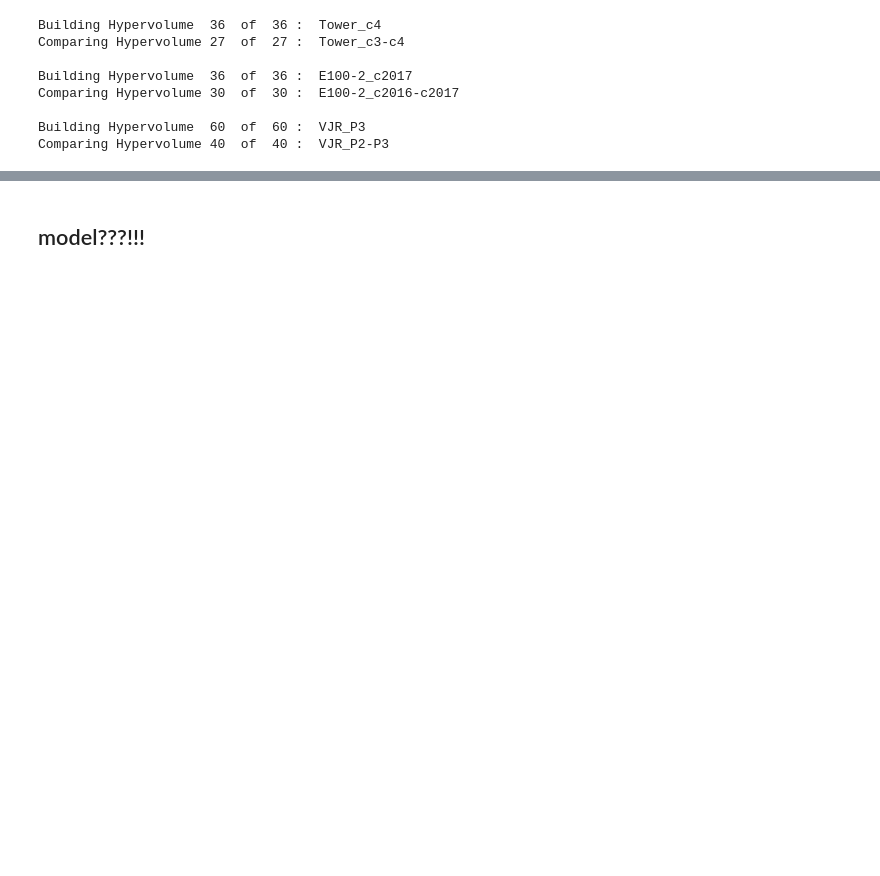
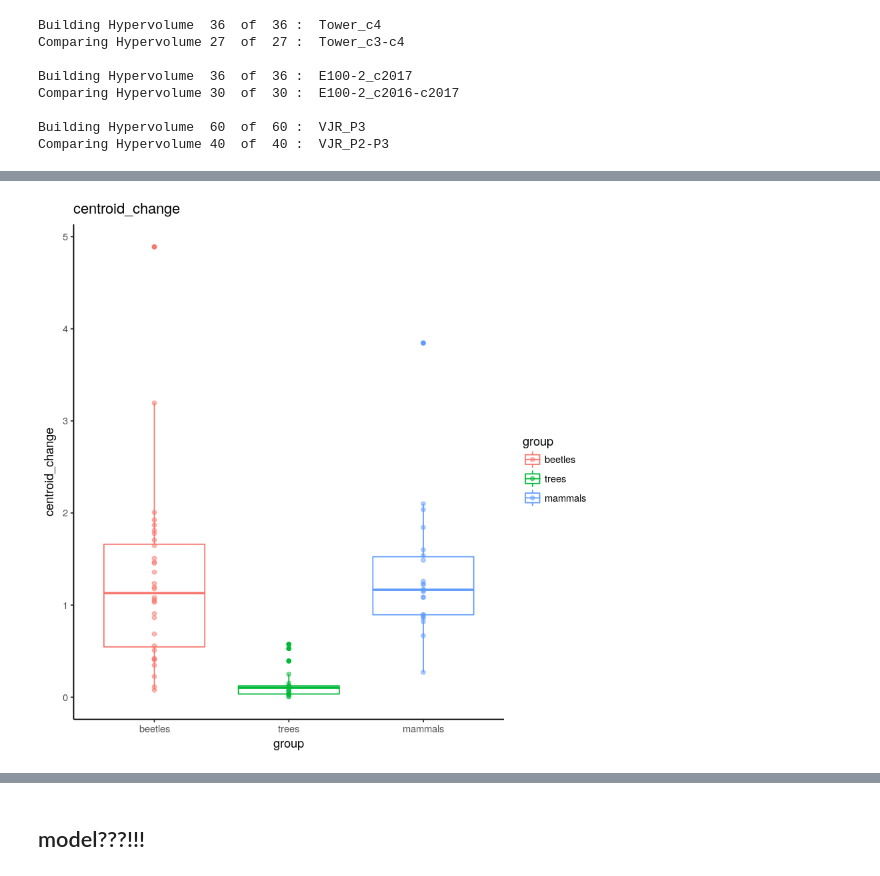
Before and after one commit to dbridg15/masters_project, a Jupyter notebook: Code/comparing_hypervolumes.ipynb, the cells around one changed output, grey strips where cells are left out. Saved outputs shown, nothing was run; the diff lists cells and outputs as text; code cells hidden in the pictures; blank space fills up the shorter version.

```diff
--- a/Code/comparing_hypervolumes.ipynb
+++ b/Code/comparing_hypervolumes.ipynb
@@ -129,0 +91,16 @@ plt
+# %%
+b = data.frame(group = "beetles", centroid_change = hvs_rslts_btles@compare$centroid_change)
+t = data.frame(group = "trees",   centroid_change = hvs_rslts_trees@compare$centroid_change)
+m = data.frame(group = "mammals", centroid_change = hvs_rslts_mamls@compare$centroid_change)
+
+whisker = rbind(b, t, m)
+whisker = whisker[complete.cases(whisker), ]
+
+plt = ggplot(data = whisker, aes(x = group, y = centroid_change, color = group))
+plt = plt + geom_boxplot()
+plt = plt + geom_point(alpha = 0.5)
+plt = plt + theme_classic()
+plt = plt + ggtitle("centroid_change")
+print(plt)
+# %% [output]
+[figure, added]
```
Also changed, not shown: parts of 20 cells of this notebook, 3 other files.
